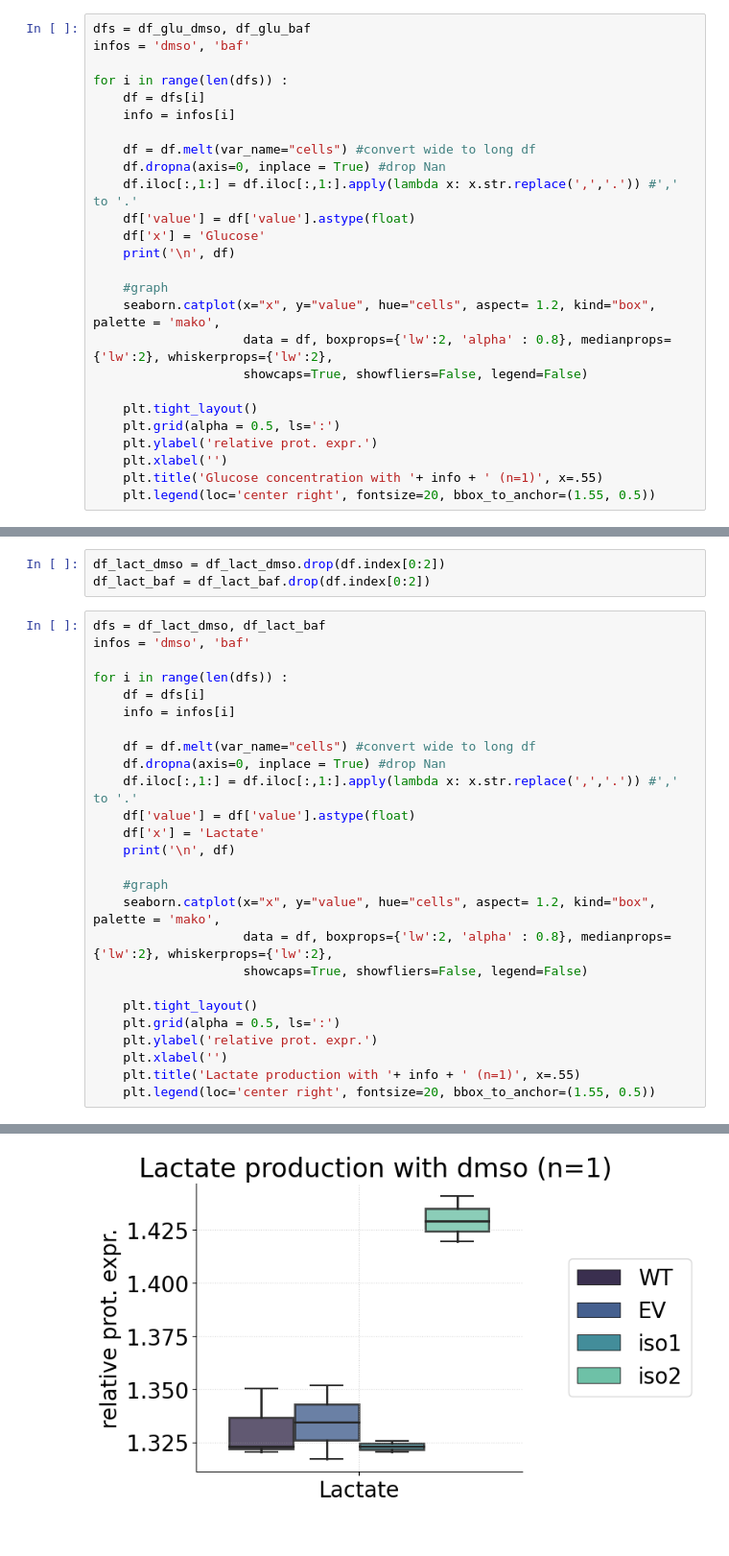
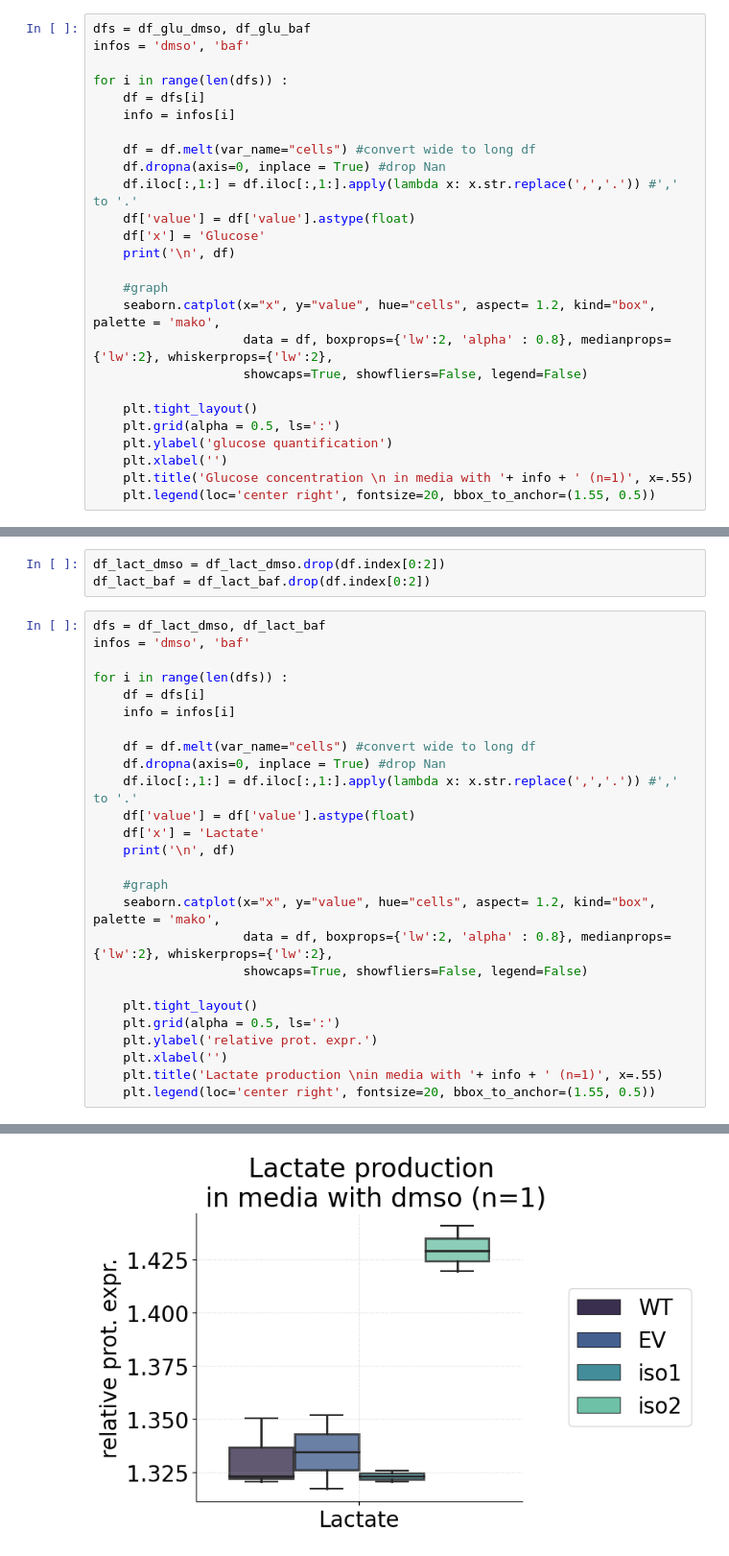
Before and after one commit to Keviosta/Article_short_isoform_ATG7_private, a Jupyter notebook: c_ATG7_in_vitro_mef_cells/atg7_glu_lact/Untitled.ipynb, the cells around one changed output, grey strips where cells are left out. Shown at 96% size. Drawn from its saved outputs; the diff is of its cells as text.

```diff
--- a/c_ATG7_in_vitro_mef_cells/atg7_glu_lact/Untitled.ipynb
+++ b/c_ATG7_in_vitro_mef_cells/atg7_glu_lact/Untitled.ipynb
@@ -80,9 +80,9 @@ for i in range(len(dfs)) :
 
     plt.tight_layout()
     plt.grid(alpha = 0.5, ls=':')
-    plt.ylabel('relative prot. expr.')
+    plt.ylabel('glucose quantification')
     plt.xlabel('')
-    plt.title('Glucose concentration with '+ info + ' (n=1)', x=.55)
+    plt.title('Glucose concentration \n in media with '+ info + ' (n=1)', x=.55)
     plt.legend(loc='center right', fontsize=20, bbox_to_anchor=(1.55, 0.5))
 # %% [output]
    cells   value        x
@@ -167,32 +167,32 @@ for i in range(len(dfs)) :
     print('\n', df)
 
     #graph
     seaborn.catplot(x="x", y="value", hue="cells", aspect= 1.2, kind="box", palette = 'mako',
                     data = df, boxprops={'lw':2, 'alpha' : 0.8}, medianprops={'lw':2}, whiskerprops={'lw':2},
                     showcaps=True, showfliers=False, legend=False)
 
     plt.tight_layout()
     plt.grid(alpha = 0.5, ls=':')
     plt.ylabel('relative prot. expr.')
     plt.xlabel('')
-    plt.title('Lactate production with '+ info + ' (n=1)', x=.55)
+    plt.title('Lactate production \nin media with '+ info + ' (n=1)', x=.55)
     plt.legend(loc='center right', fontsize=20, bbox_to_anchor=(1.55, 0.5))
 # %% [output]
     cells   value        x
 0     WT  1.3503  Lactate
 1     WT  1.3204  Lactate
 2     WT  1.3232  Lactate
 3     EV  1.3173  Lactate
 4     EV  1.3516  Lactate
 6   iso1  1.3203  Lactate
 7   iso1  1.3257  Lactate
 9   iso2  1.4408  Lactate
 10  iso2  1.4196  Lactate
 11  iso2  1.4291  Lactate
 
 ... (6 lines left out)
 6   iso1  1.3238  Lactate
 7   iso1  1.3425  Lactate
 9   iso2  1.4272  Lactate
 10  iso2  1.4018  Lactate
-[figure, old version]
+[figure, new version]
```
Also changed, not shown: parts of 3 cells of this notebook.
